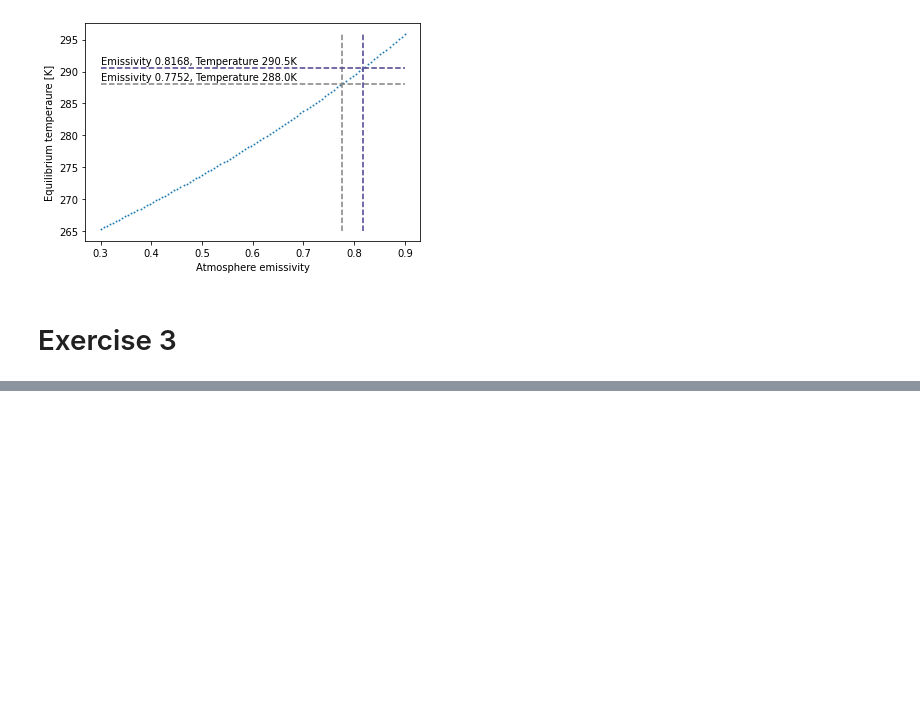
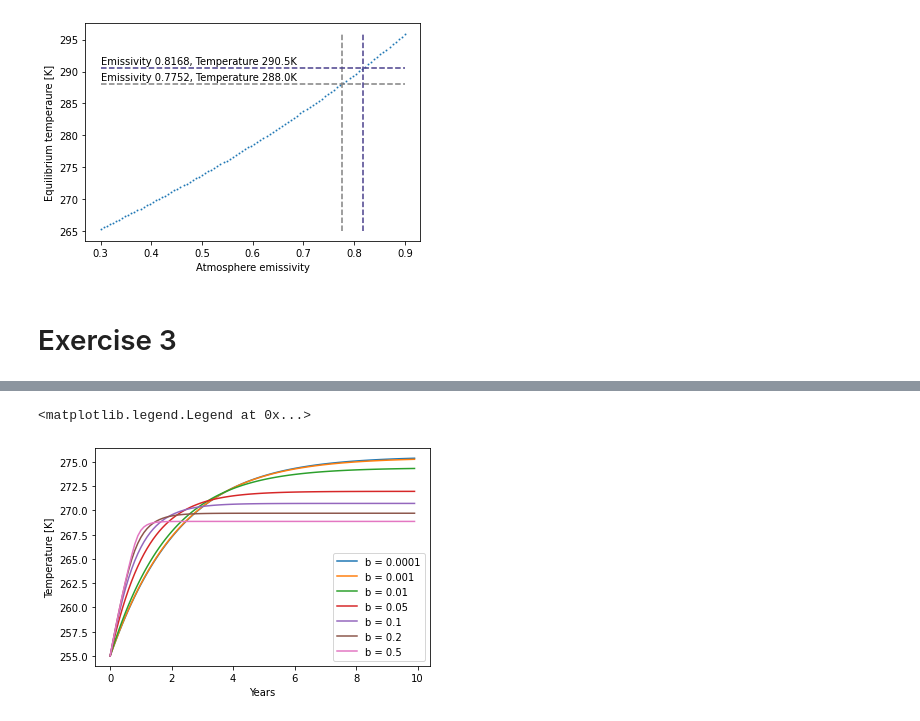
Before and after one commit to dkrieger94/intro, a Jupyter notebook: Untitled0.ipynb, the cells around one changed output, grey strips where cells are left out. Cells and saved outputs as stored; diff of their text form; code cells hidden in the pictures; blank space fills up the shorter version.

```diff
--- a/Untitled0.ipynb
+++ b/Untitled0.ipynb
@@ -314,0 +400,14 @@ NRI:  0.10084589100196695  [W/m^2]
+# %%
+for param_b in [0.0001, 0.001, 0.01, 0.05, 0.1, 0.2, 0.5]:
+  model = ESM(t_init=255.0, use_co2=True, albedo_b=param_b)
+
+  time, temperature_0 = model.integrate(sim_time=10., out_freq=.1, update_state=True, verbose=False)
+
+  plt.plot(time, temperature_0, ls='solid', label=f"b = {param_b}")
+
+plt.xlabel('Years')
+plt.ylabel('Temperature [K]')
+plt.legend()
+# %% [output]
+<matplotlib.legend.Legend at 0x...>
+[figure, added]
```
Also changed, not shown: parts of 4 cells of this notebook.
